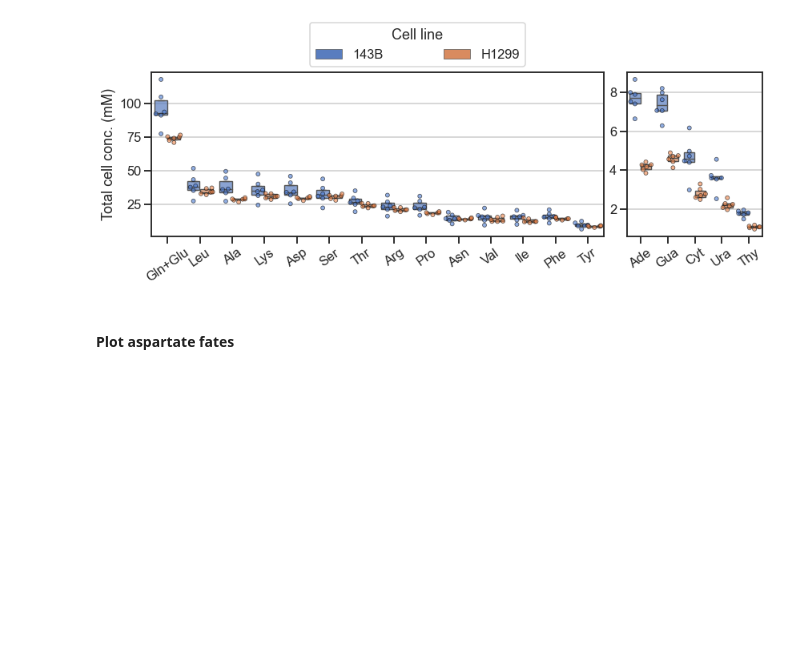
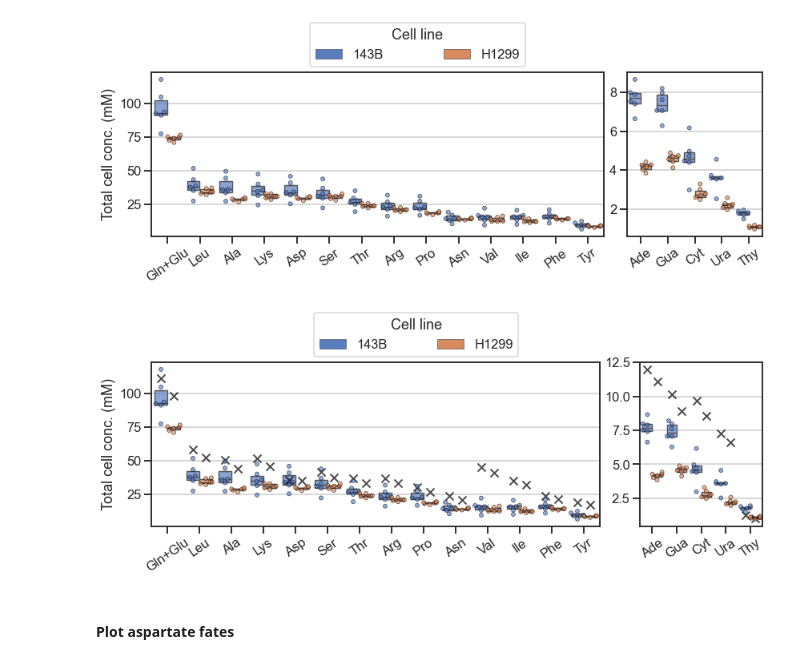
Before and after one commit to krdav/lab-work, a Jupyter notebook: H1299_143B_prot-nucl-quant/acid-hydrolysis/data_processing.ipynb, the cells around one changed output. Cells and saved outputs as stored; diff of their text form; code cells hidden in the pictures; blank space fills up the shorter version.

```diff
--- a/H1299_143B_prot-nucl-quant/acid-hydrolysis/data_processing.ipynb
+++ b/H1299_143B_prot-nucl-quant/acid-hydrolysis/data_processing.ipynb
@@ -450,3 +455,66 @@ fig.savefig('output/cell_composition.pdf')
+# %%
+### Add the predictions to above plot ###
+# Create plot grid:
+fig = plt.figure(figsize=(12, 5))
+gs = GridSpec(8, 8)
+ax1 = fig.add_subplot(gs[1:8,0:6])
+#ax2 = fig.add_subplot(gs[1:8,6:8], sharey=ax1)
+ax2 = fig.add_subplot(gs[1:8,6:8])
+ax3 = fig.add_subplot(gs[0,2:5])
+
+# Plot the amino acids:
+inclusion_list = set(AAcode.values())
+mask = [v in inclusion_list for v in df_abu_flat_pred['Compound'].values]
+# Add prediction, as a single cross:
+one_rep_mask = (df_abu_flat_pred['plate'] == 1) & (df_abu_flat_pred['replicate'] == 1)
+g1 = sns.swarmplot(ax=ax1, y='Concentration_pred', x='Compound', hue='cell_line', data=df_abu_flat_pred[mask&one_rep_mask], linewidth=2, alpha=0.7, dodge=True, marker='x', palette=['black', 'black'], s=10)
+# Then add the measured data:
+g1 = sns.boxplot(ax=ax1, y='Concentration_mes', x='Compound', hue='cell_line', data=df_abu_flat_pred[mask], dodge=True, whis=False, fliersize=False, linewidth=1.4)
+for patch in g1.artists:
+    r, g, b, a = patch.get_facecolor()
+    patch.set_facecolor((r, g, b, 0.7))
+g1 = sns.swarmplot(ax=ax1, y='Concentration_mes', x='Compound', hue='cell_line', data=df_abu_flat_pred[mask], edgecolor='black', linewidth=0.8, alpha=0.6, dodge=True)
+g1.grid(True, axis='y')
+#g1.set_yscale('log')
+g1.set_ylabel('Total cell conc. (mM)');
+g1.set_xlabel('');
+g1.legend_.remove()
+g1.set_xticklabels(g1.get_xticklabels(), rotation=35)
+
+# Plot individual nucleobases:
+inclusion_list = set(NB_code.values())
+mask = [v in inclusion_list for v in df_abu_flat['Compound'].values]
+# Add prediction:
+one_rep_mask = (df_abu_flat_pred['plate'] == 1) & (df_abu_flat_pred['replicate'] == 1)
+g2 = sns.swarmplot(ax=ax2, y='Concentration_pred', x='Compound', hue='cell_line', data=df_abu_flat_pred[mask&one_rep_mask], linewidth=2, alpha=0.7, dodge=True, marker='x', palette=['black', 'black'], s=10)
+# Then measurements:
+g2 = sns.boxplot(ax=ax2, y='Concentration_mes', x='Compound', hue='cell_line', data=df_abu_flat_pred[mask], dodge=True, whis=False, fliersize=False, linewidth=1.4)
+for patch in g2.artists:
+    r, g, b, a = patch.get_facecolor()
+    patch.set_facecolor((r, g, b, 0.7))
+g2 = sns.swarmplot(ax=ax2, y='Concentration_mes', x='Compound', hue='cell_line', data=df_abu_flat_pred[mask], edgecolor='black', linewidth=0.8, alpha=0.6, dodge=True)
+g2.grid(True, axis='y')
+#g2.set_yscale('log')
+g2.set_ylabel('');
+g2.set_xlabel('');
+g2.set_xticklabels(g2.get_xticklabels(), rotation=35);
+#g2.set(yticklabels=[]);
+
+# Add legend above:
+old_legend = g2.legend_
+handles = old_legend.legendHandles
+labels = ['143B', 'H1299']
+title = 'Cell line'
+g2.legend_.remove()
+ax3.axis('off')
+ax3.legend(handles, labels, title=title, bbox_to_anchor=(0,0,1,1), loc="lower left", mode="expand", borderaxespad=0, ncol=2);
+
+# Spacing and print:
+fig.tight_layout()
+fig.subplots_adjust(hspace=0.3)
+fig.savefig('output/cell_composition_w_predictions.pdf')
+# %% [output]
+[figure, added]
 # %% [markdown]
 #### Plot aspartate fates
 # %%
```
Also changed, not shown: parts of 5 cells of this notebook, 6 other files.
